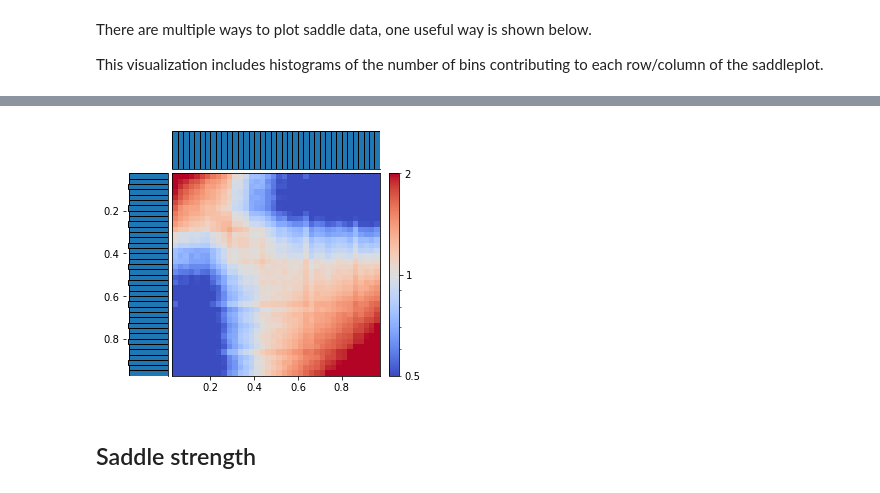
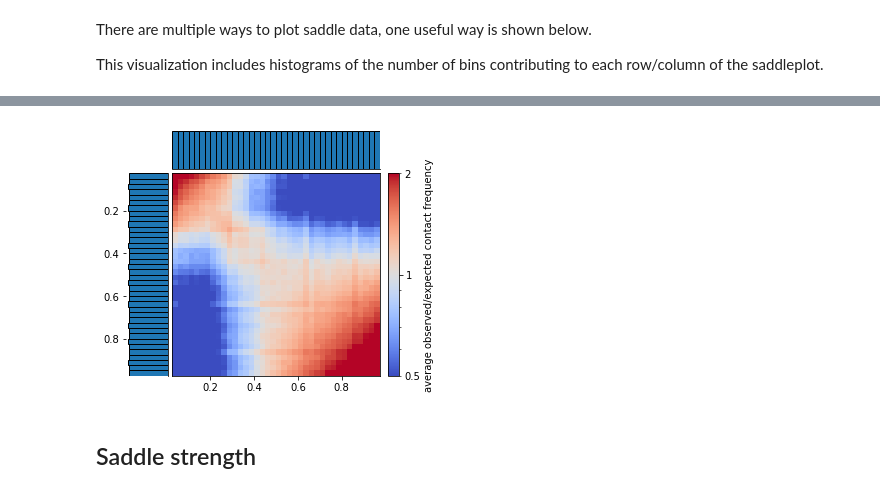
Before and after one commit to open2c/open2c_examples, a Jupyter notebook: compartments_and_saddles.ipynb, the cells around one changed output, grey strips where cells are left out. Cells and saved outputs as stored; diff of their text form; code cells hidden in the pictures.

```diff
--- a/compartments_and_saddles.ipynb
+++ b/compartments_and_saddles.ipynb
@@ -375,7 +384,12 @@ def saddleplot(
 # %%
-saddleplot(eigenvector_track, interaction_sum/interaction_count, N_GROUPS, qrange=(Q_LO,Q_HI));
+saddleplot(eigenvector_track,
+           interaction_sum/interaction_count,
+           N_GROUPS,
+           qrange=(Q_LO,Q_HI),
+           cbar_kws={'label':'average observed/expected contact frequency'}
+          );
 # %% [output]
-[figure, old version]
+[figure, new version]
 # %% [markdown]
 ## Saddle strength
 # %% [markdown]
```
Also changed, not shown: parts of 4 cells of this notebook, 4 other files.
